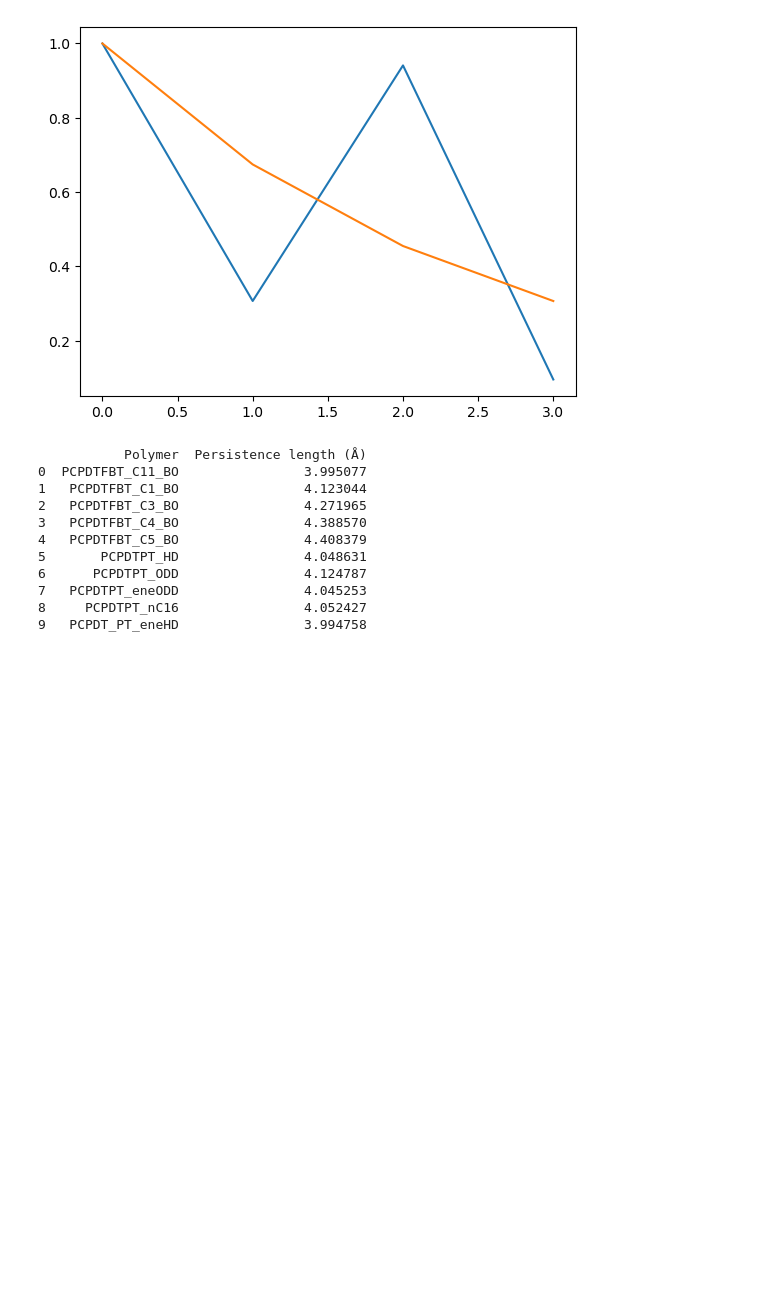
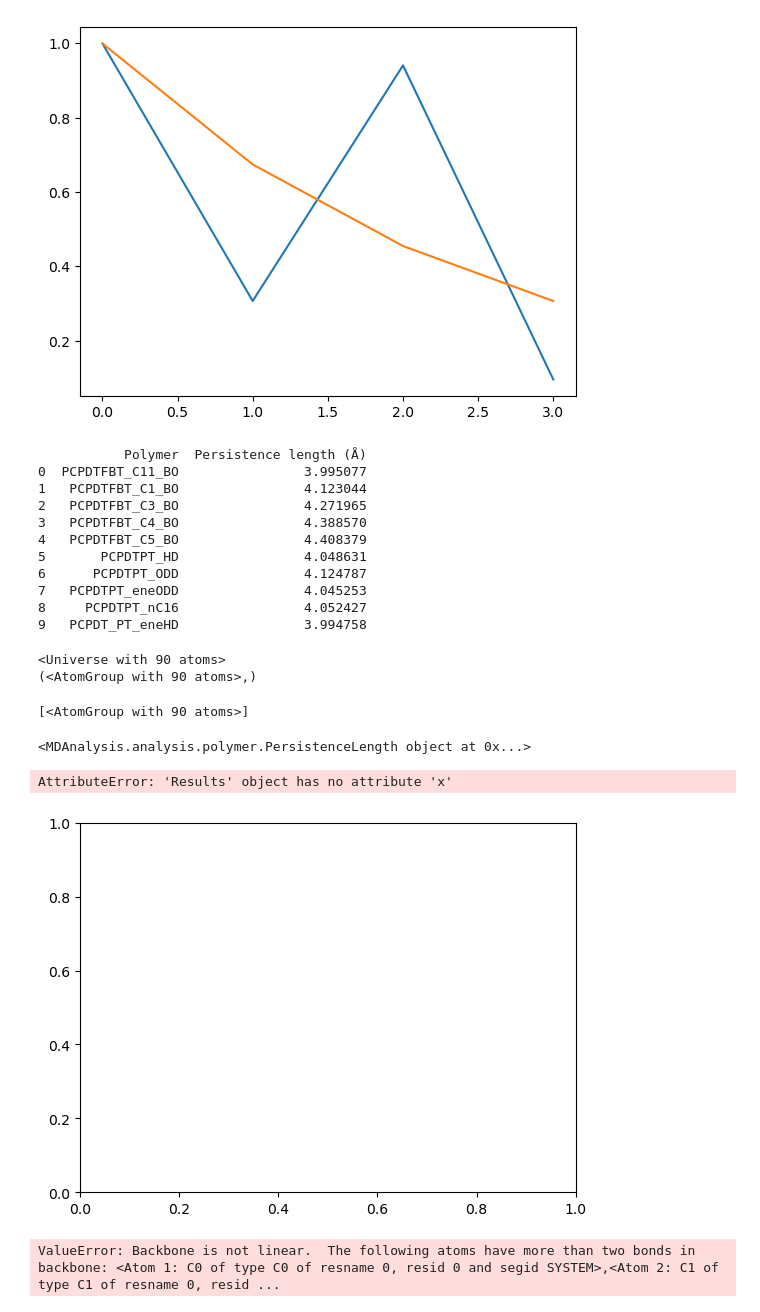
Before and after one commit to cmelab/pl-validation, a Jupyter notebook: data_analysis.ipynb, the cells around one changed output. Drawn from its saved outputs; the diff is of its cells as text; code cells hidden in the pictures; blank space fills up the shorter version.

```diff
--- a/data_analysis.ipynb
+++ b/data_analysis.ipynb
@@ -157,0 +162,34 @@ print(df)
+# %%
+u = mda.Universe("1_PCPDTFBT_C4_BO_melt.gsd")
+# %%
+chains = u.atoms.fragments
+# select only the backbone atoms for each chain
+backbones = [chain.select_atoms('not name H*') for chain in chains]
+# %% [output]
+<Universe with 90 atoms>
+(<AtomGroup with 90 atoms>,)
+# %%
+print(backbones)
+persistence_length = polymer.PersistenceLength(backbones)
+# %% [output]
+[<AtomGroup with 90 atoms>]
+# %%
+print(persistence_length)
+persistence_length.plot()
+# %% [output]
+<MDAnalysis.analysis.polymer.PersistenceLength object at 0x...>
+AttributeError: 'Results' object has no attribute 'x'
+[figure, added]
+# %%
+sorted_backbones = [polymer.sort_backbone(bb) for bb in backbones]
+persistence_length = polymer.PersistenceLength(sorted_backbones)
+
+# Run the analysis, this will average over all polymer chains
+# and all timesteps in trajectory
+persistence_length = persistence_length.run()
+print(f'The persistence length is: {persistence_length.results.lp}')
+
+# always check the visualisation of this:
+persistence_length.plot()
+# %% [output]
+ValueError: Backbone is not linear.  The following atoms have more than two bonds in backbone: <Atom 1: C0 of type C0 of resname 0, resid 0 and segid SYSTEM>,<Atom 2: C1 of type C1 of resname 0, resid ...
```
Also changed, not shown: parts of 2 cells of this notebook, 7 other files.
